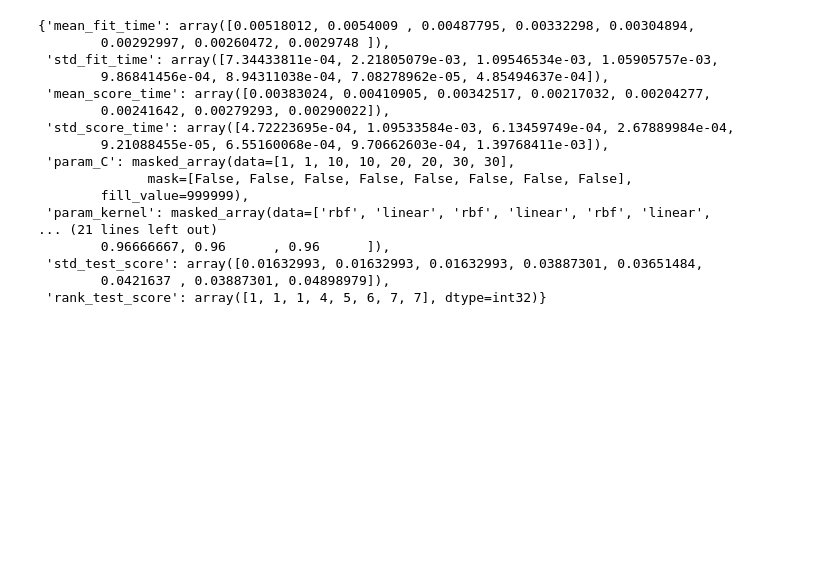
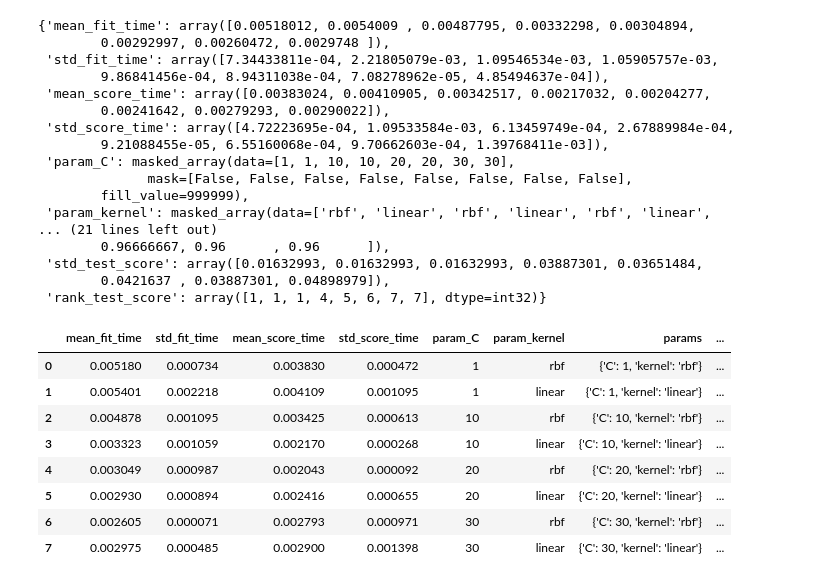
Before and after one commit to wahabsiddiqi/ML-practice-3, a Jupyter notebook: GridSearchCV.ipynb, the cells around one changed output. Saved outputs shown, nothing was run; the diff lists cells and outputs as text; code cells hidden in the pictures; blank space fills up the shorter version.

```diff
--- a/GridSearchCV.ipynb
+++ b/GridSearchCV.ipynb
@@ -94,3 +94,17 @@ classifier.cv_results_
  'std_test_score': array([0.01632993, 0.01632993, 0.01632993, 0.03887301, 0.03651484,
         0.0421637 , 0.03887301, 0.04898979]),
  'rank_test_score': array([1, 1, 1, 4, 5, 6, 7, 7], dtype=int32)}
+# %%
+results = pd.DataFrame(classifier.cv_results_)
+# %%
+results
+# %% [output]
+|  | mean_fit_time | std_fit_time | mean_score_time | std_score_time | param_C | param_kernel | params | ... |
+| 0 | 0.005180 | 0.000734 | 0.003830 | 0.000472 | 1 | rbf | {'C': 1, 'kernel': 'rbf'} | ... |
+| 1 | 0.005401 | 0.002218 | 0.004109 | 0.001095 | 1 | linear | {'C': 1, 'kernel': 'linear'} | ... |
+| 2 | 0.004878 | 0.001095 | 0.003425 | 0.000613 | 10 | rbf | {'C': 10, 'kernel': 'rbf'} | ... |
+| 3 | 0.003323 | 0.001059 | 0.002170 | 0.000268 | 10 | linear | {'C': 10, 'kernel': 'linear'} | ... |
+| 4 | 0.003049 | 0.000987 | 0.002043 | 0.000092 | 20 | rbf | {'C': 20, 'kernel': 'rbf'} | ... |
+| 5 | 0.002930 | 0.000894 | 0.002416 | 0.000655 | 20 | linear | {'C': 20, 'kernel': 'linear'} | ... |
+| 6 | 0.002605 | 0.000071 | 0.002793 | 0.000971 | 30 | rbf | {'C': 30, 'kernel': 'rbf'} | ... |
+| 7 | 0.002975 | 0.000485 | 0.002900 | 0.001398 | 30 | linear | {'C': 30, 'kernel': 'linear'} | ... |
```
Also changed, not shown: parts of 7 cells of this notebook.
